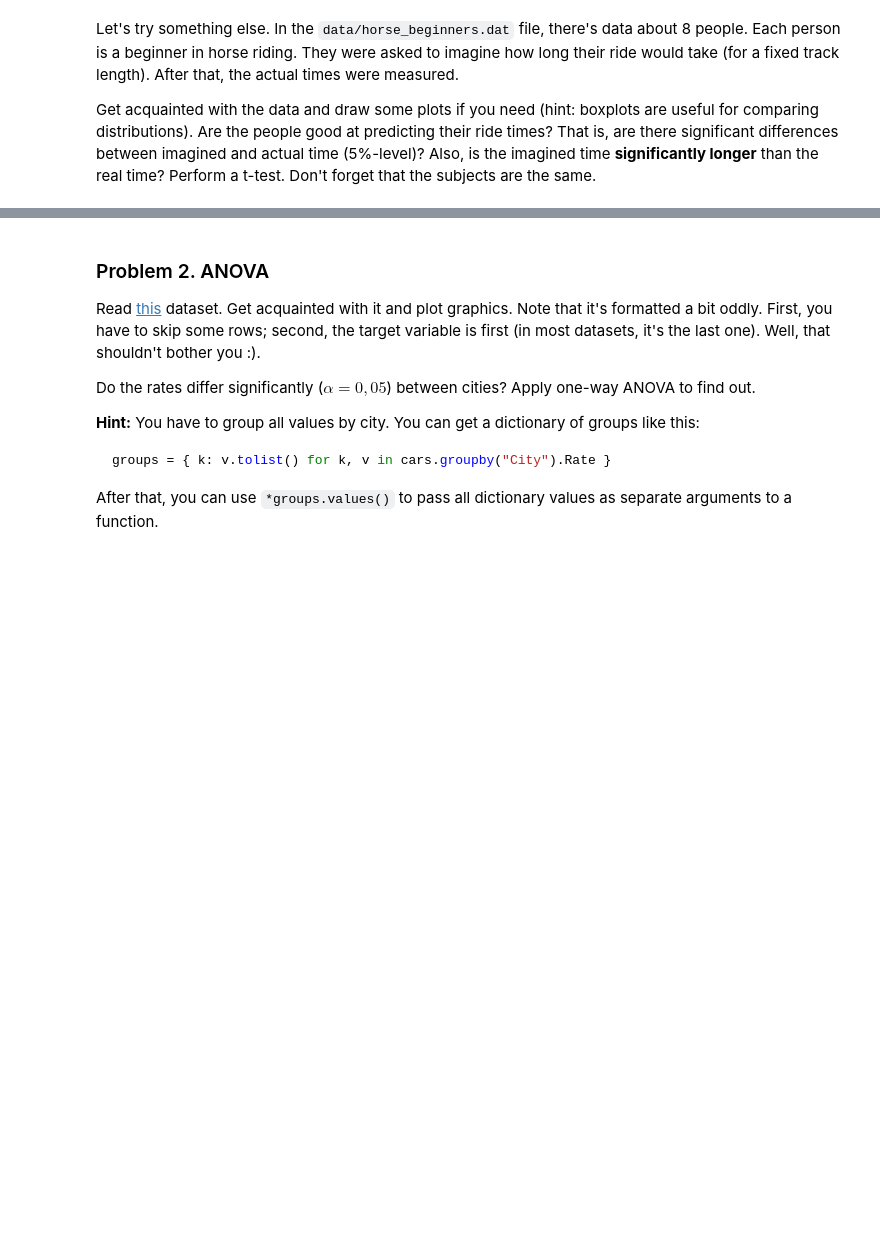
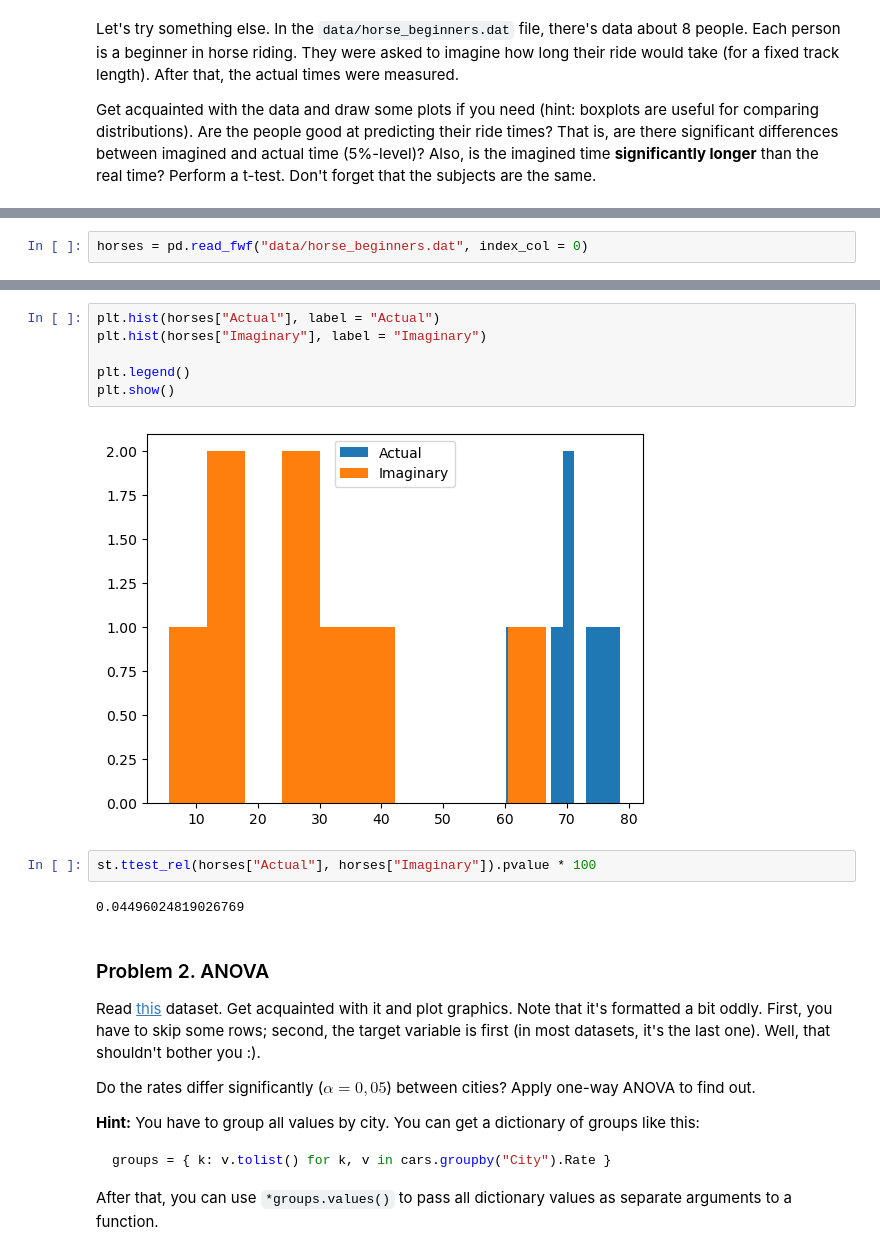
Before and after one commit to Kiril-Lazarov/Artificial-Intelligence, a Jupyter notebook: Math concepts/Hypothesis Testing Exercise.ipynb, the cells around one changed output, grey strips where cells are left out. Drawn from its saved outputs; the diff is of its cells as text; blank space fills up the shorter version.

```diff
--- a/Math concepts/Hypothesis Testing Exercise.ipynb
+++ b/Math concepts/Hypothesis Testing Exercise.ipynb
@@ -30,0 +123,2 @@ Get acquainted with the data and draw some plots if you need (hint: boxplots are
+# %%
+horses = pd.read_fwf("data/horse_beginners.dat", index_col = 0)
@@ -31,3 +137,15 @@ Get acquainted with the data and draw some plots if you need (hint: boxplots are
+# %%
+plt.hist(horses["Actual"], label = "Actual")
+plt.hist(horses["Imaginary"], label = "Imaginary")
+
+plt.legend()
+plt.show()
+# %% [output]
+[figure, added]
+# %%
+st.ttest_rel(horses["Actual"], horses["Imaginary"]).pvalue * 100
+# %% [output]
+0.04496024819026769
 # %% [markdown]
 ### Problem 2. ANOVA
 Read [this](http://www.itl.nist.gov/div898/education/anova/newcar.dat) dataset. Get acquainted with it and plot graphics. Note that it's formatted a bit oddly. First, you have to skip some rows; second, the target variable is first (in most datasets, it's the last one). Well, that shouldn't bother you :).
```
Also changed, not shown: parts of 19 cells of this notebook.
